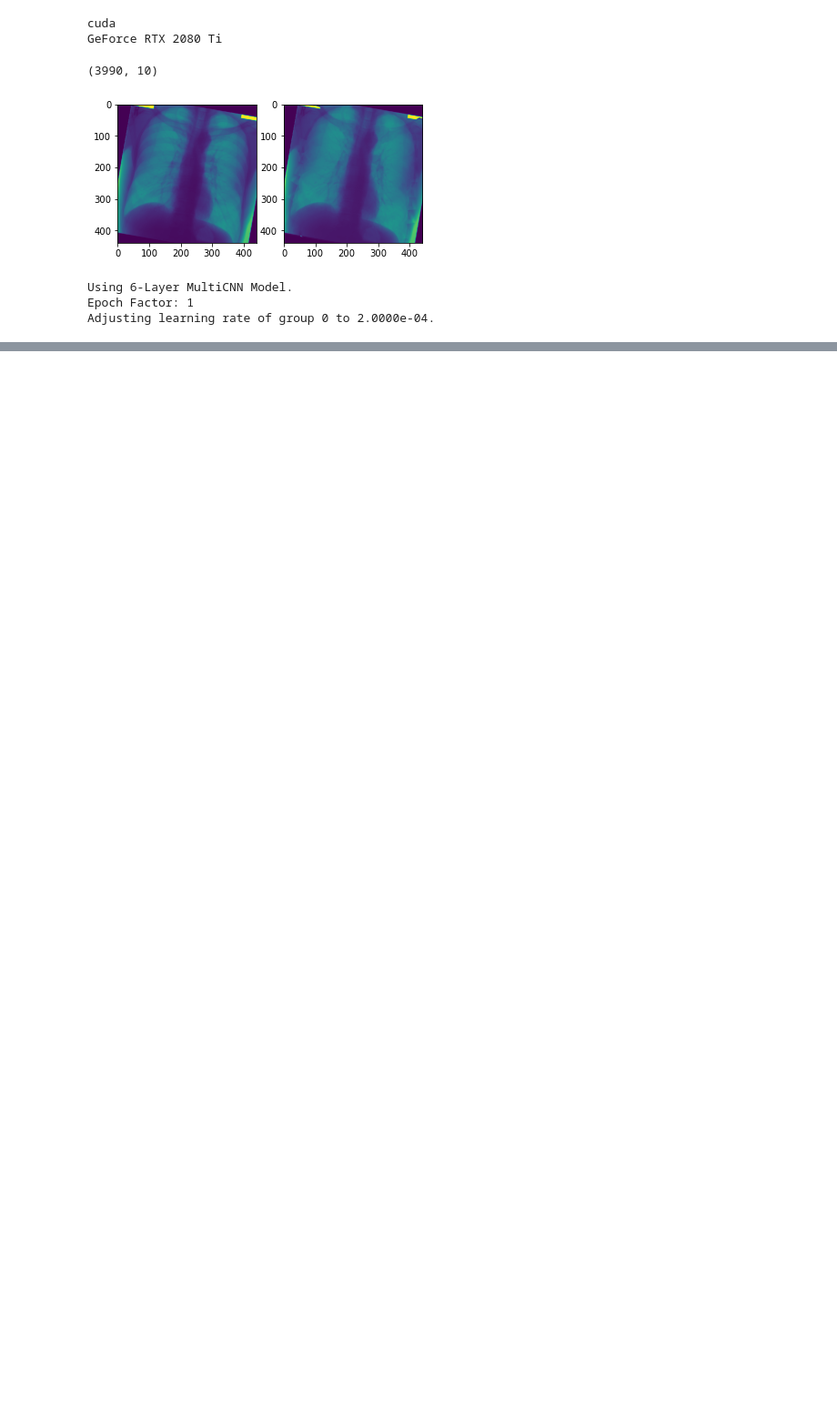
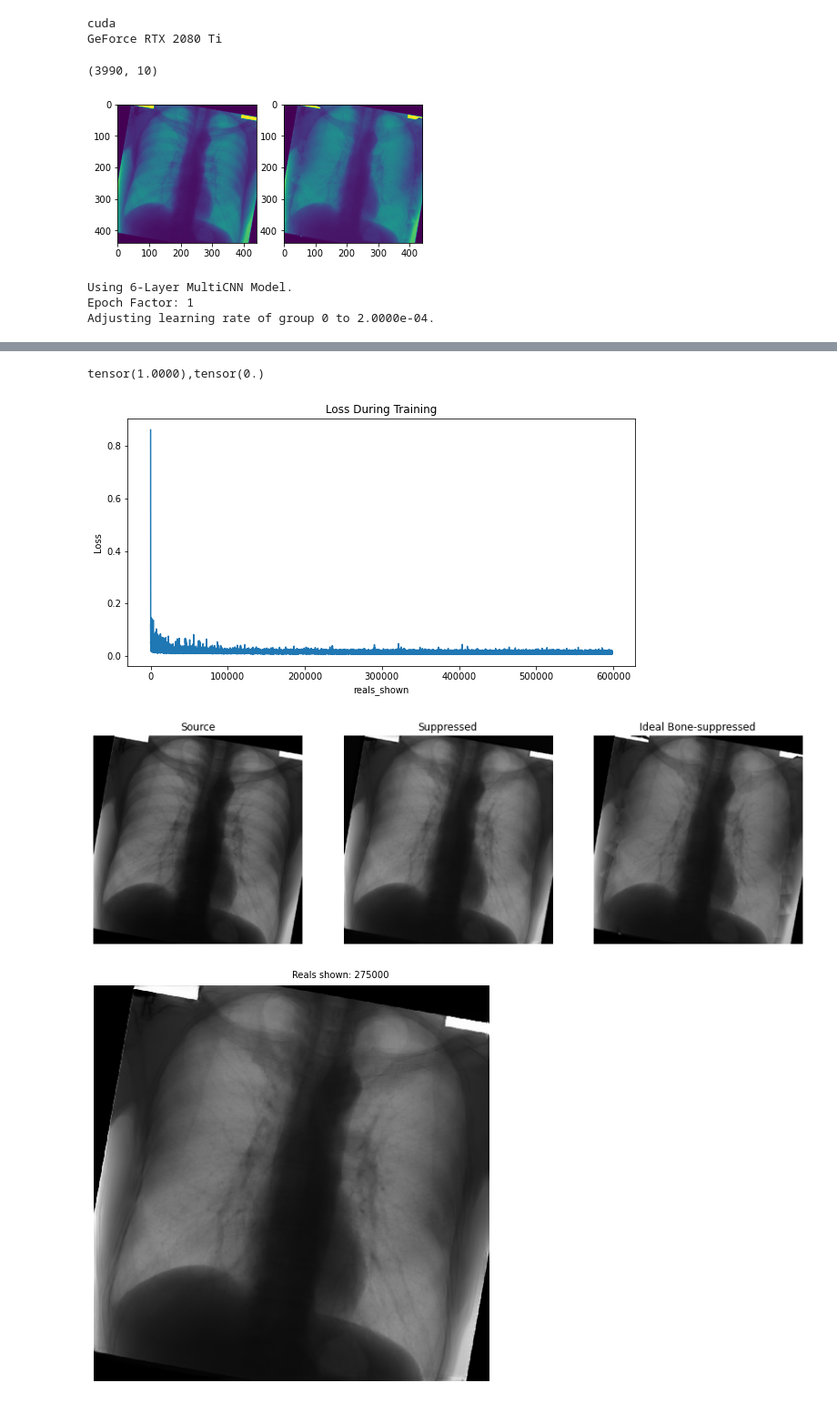
Before and after one commit to danielnflam/Deep-Learning-Models-for-bone-suppression-in-chest-radiographs, a Jupyter notebook: main.ipynb, the cells around one changed output, grey strips where cells are left out. Shown at 91% size. Cells and saved outputs as stored; diff of their text form; code cells hidden in the pictures; blank space fills up the shorter version.

```diff
--- a/main.ipynb
+++ b/main.ipynb
@@ -289,35 +292,47 @@ if not flag_debug:
     plt.savefig(os.path.join(output_save_directory, current_date + "training_loss"+".png"))
 
 # Final Model:
 with torch.no_grad():
     input_image = fixed_val_sample['source']
     input_images = vutils.make_grid(input_image[0:1,:,:,:], padding=2, normalize=True)
     target_images = vutils.make_grid(fixed_val_sample['boneless'][0:1,:,:,:], padding=2, normalize=True)
     net = net.cpu()
     output_image = net(input_image[0:1,:,:,:]).detach().cpu()
     output_images = vutils.make_grid(output_image, padding=2, normalize=True)
 print(str(torch.max(output_images)) + "," + str(torch.min(output_images)))
 plt.figure(1)
 fig, ax = plt.subplots(1,3, figsize=(15,15))
 ax[0].imshow(np.transpose(input_images, (1,2,0)), vmin=0, vmax=1)
 ax[0].set_title("Source")
 ax[0].axis("off")
 ax[1].imshow(np.transpose(output_images, (1,2,0)), vmin=0, vmax=1)
 ax[1].set_title("Suppressed")
 ax[1].axis("off")
 ax[2].imshow(np.transpose(target_images, (1,2,0)), vmin=0, vmax=1)
-ax[2].set_title("Target")
+ax[2].set_title("Ideal Bone-suppressed")
 ax[2].axis("off")
 plt.show
 if not flag_debug:
-    plt.savefig(os.path.join(output_save_directory, current_date + "_comparisonImages"+".png"))
-
+    plt.savefig(os.path.join(output_save_directory, current_date + "_validation_ComparisonImages"+".png"))
 
 # ANIMATED VALIDATION IMAGE
 fig = plt.figure(figsize=(8,8))
+ax = fig.add_subplot(111)
 plt.axis("off")
-ims = [[plt.imshow(np.transpose(i,(1,2,0)), animated=True)] for i in img_list]
+ims = []
+training_ims_shown = []
+for i, im in enumerate(img_list):
+    if i % 50 == 0:  # controls how many images are printed into the animation
+        training_ims_shown = i*(100*_batch_size)
+        frame = ax.imshow(np.transpose(im,(1,2,0)))
+        t = ax.annotate("Reals shown: {}".format(training_ims_shown), (0.5,1.02), xycoords="axes fraction")
+        ims.append([frame, t])
 ani = animation.ArtistAnimation(fig, ims, interval=200, repeat_delay=1000, blit=True)
 if not flag_debug:
     ani.save(os.path.join(output_save_directory, current_date+"_animation.mp4"), dpi=300)
+# %% [output]
+tensor(1.0000),tensor(0.)
+[figure, added]
+[figure, added]
+[figure, added]
 # %%
```
Also changed, not shown: parts of 3 cells of this notebook, 2 other files.
